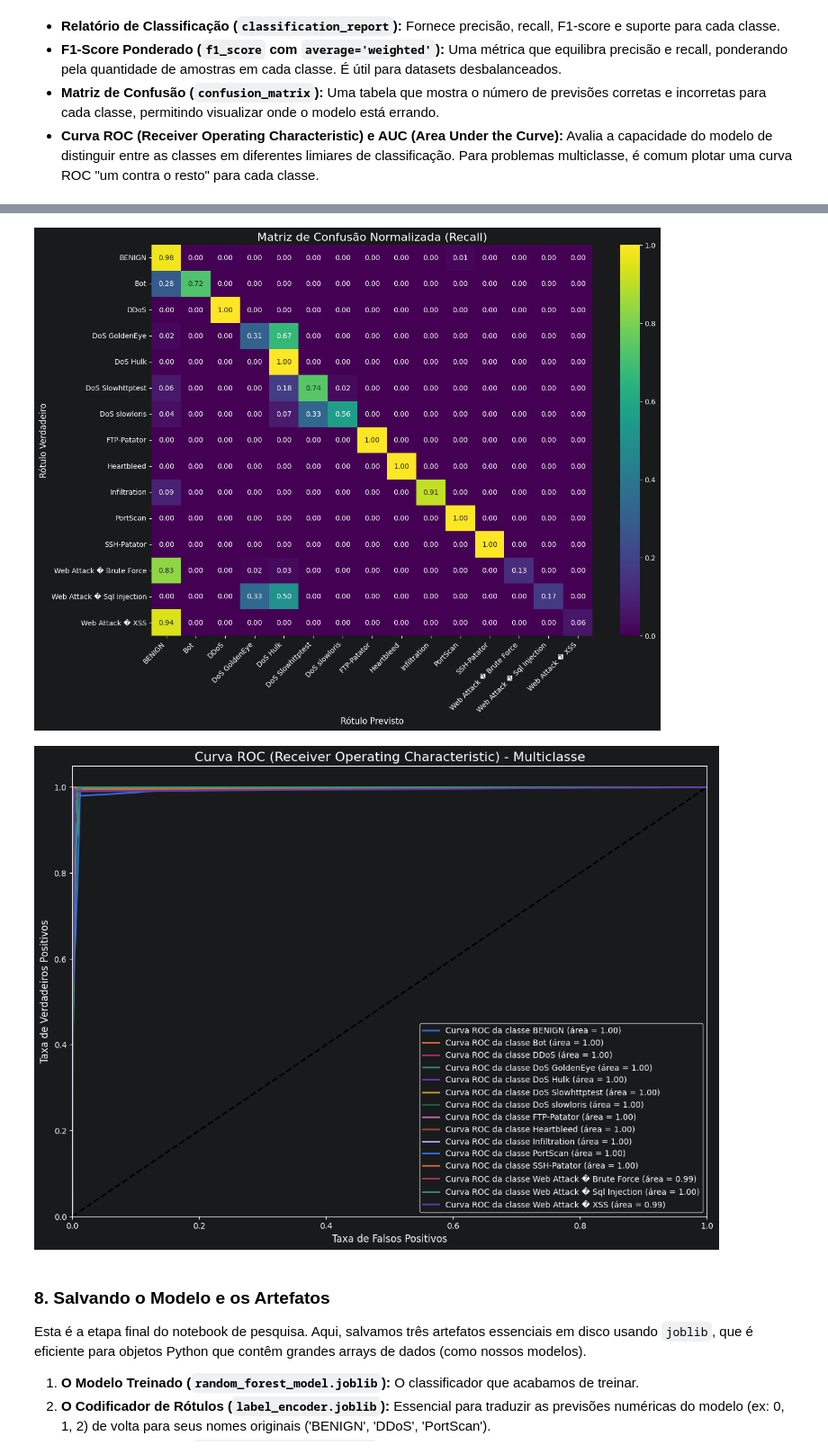
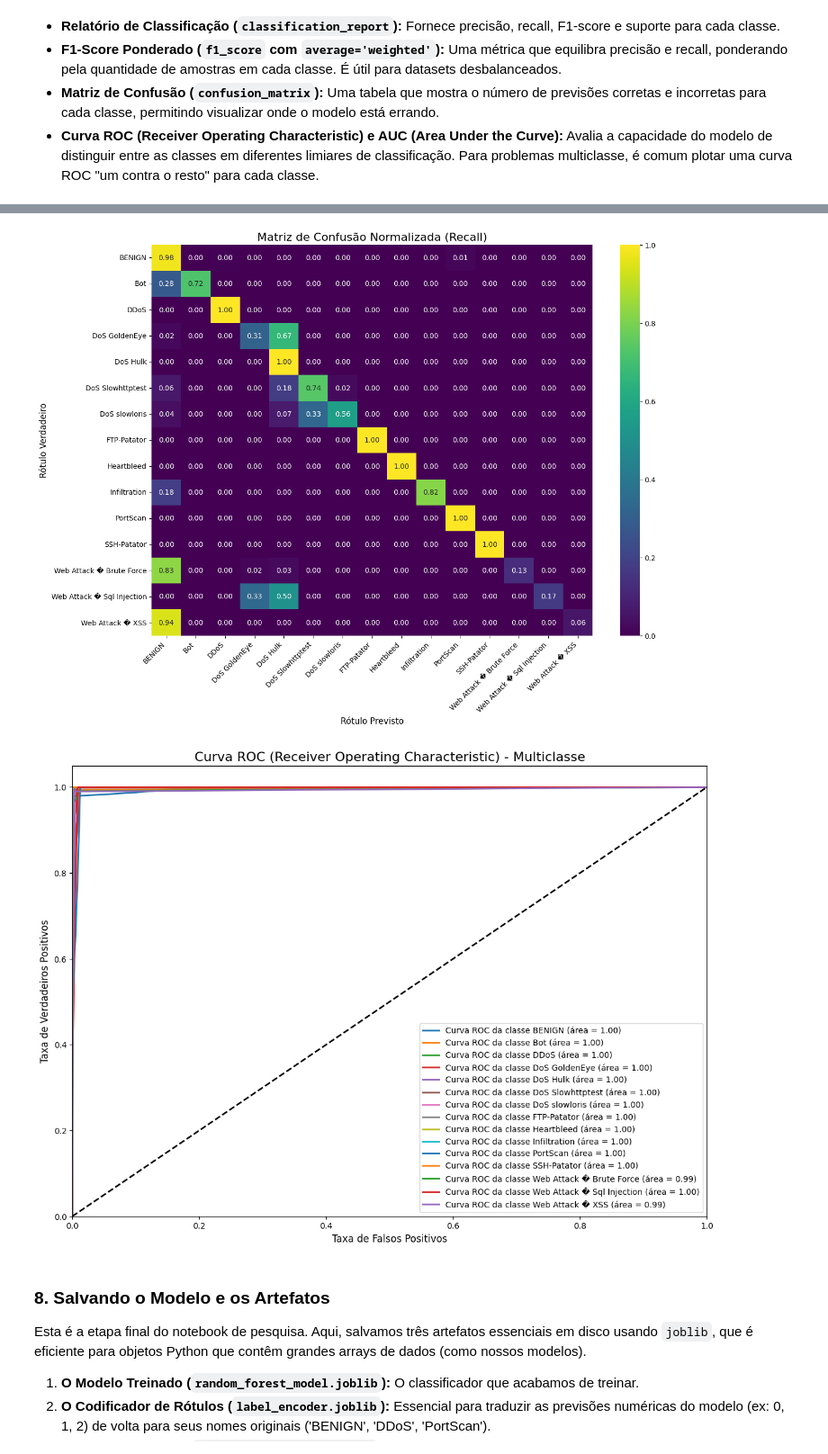
Before and after one commit to Henrique-Nastari/ndr-tcc, a Jupyter notebook: notebooks/01-RandomForest.ipynb, the cells around one changed output, grey strips where cells are left out. Shown at 90% size. Cells and saved outputs as stored; diff of their text form; code cells hidden in the pictures.

Commit message:
Revisão dos modelos e adição da estrutura da interface gráfica.

```diff
--- a/notebooks/01-RandomForest.ipynb
+++ b/notebooks/01-RandomForest.ipynb
@@ -226,17 +285,17 @@ Shape do conjunto de teste (X_teste):   (848363, 14)
  - `random_state=42`: Garante que o resultado seja sempre o mesmo se rodarmos o código de novo (reprodutibilidade).
  - `n_jobs=-1`: Utiliza todos os núcleos de processamento do seu computador para acelerar o treinamento.
 # %%
-print("Iniciando o treinamento do modelo Random Forest...")
+print("--- Treinando o Modelo RandomForest Final com os Parâmetros Otimizados ---")
 
-# Instancia o classificador com os parâmetros definidos
+# Instancia o modelo com os MELHORES parâmetros encontrados pelo GridSearchCV
 rf_model = RandomForestClassifier(
-    n_estimators=100,
     random_state=42,
-    n_jobs=-1
+    n_jobs=-1,
+    **best_rf_params  # <-- Desempacota o dicionário de parâmetros otimizados
 )
 
-# Treina o modelo usando os dados de treino
+# Treina o modelo final no conjunto de treino COMPLETO
 rf_model.fit(X_treino, y_treino)
 
-print("Treinamento concluído.")
+print("\n--- Treinamento do modelo final concluído ---")
 # %% [output]
@@ -259,6 +319,13 @@ y_pred_proba = rf_model.predict_proba(X_teste)
 # --- Relatório de Classificação ---
 print("--- Relatório de Classificação ---")
 print(classification_report(y_teste, y_pred, target_names=label_encoder.classes_.astype(str)))
+
+from sklearn.metrics import f1_score
+
+# Calcula o F1-score ponderado usando as mesmas previsões
+f1_ponderado = f1_score(y_teste, y_pred, average='weighted')
+
+print(f"F1-Score Ponderado (Otimizado): {f1_ponderado:.5f}")
 
 # --- Matriz de Confusão (Absoluta) ---
 cm_abs = confusion_matrix(y_teste, y_pred)
@@ -330,5 +397,5 @@ plt.show()
-[figure, old version]
+[figure, new version]
-[figure, old version]
+[figure, new version]
 # %% [markdown]
 ### 8. Salvando o Modelo e os Artefatos
 
```
Also changed, not shown: parts of 8 cells of this notebook, 21 other files.
